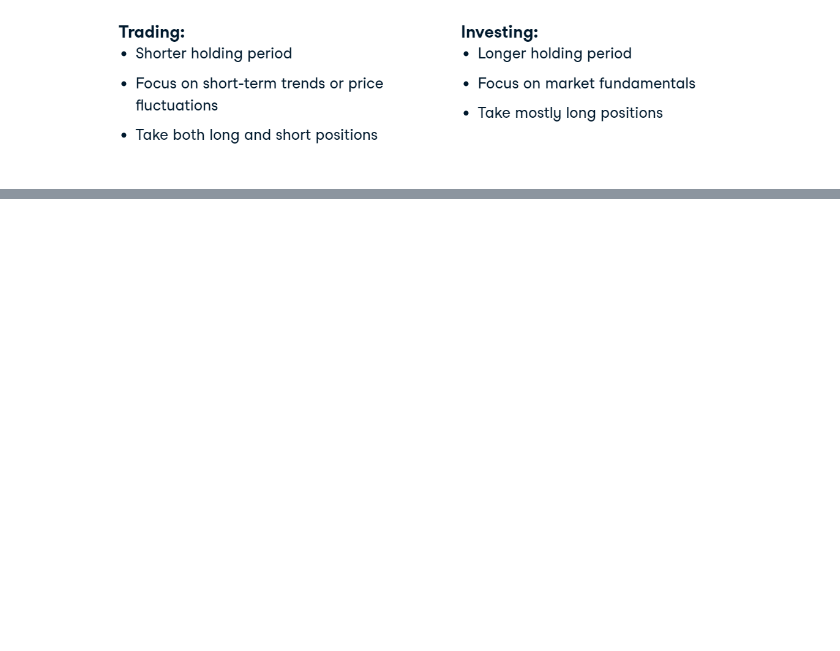
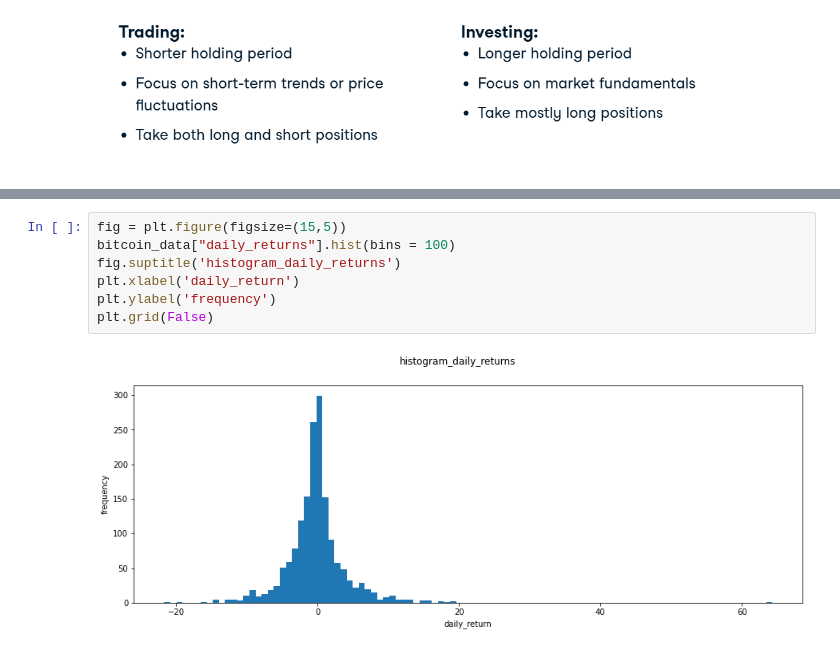
Before and after one commit to alimirr/algorithmic_trading_in_python, a Jupyter notebook: datacamp/1-trading_basics/1-trading_basics.ipynb, the cells around one changed output, grey strips where cells are left out. Cells and saved outputs as stored; diff of their text form; blank space fills up the shorter version.

```diff
--- a/datacamp/1-trading_basics/1-trading_basics.ipynb
+++ b/datacamp/1-trading_basics/1-trading_basics.ipynb
@@ -95,0 +166,9 @@ We can easily plot candlestick charts with the Python package "plotly dot graph
+# %%
+fig = plt.figure(figsize=(15,5))
+bitcoin_data["daily_returns"].hist(bins = 100)
+fig.suptitle('histogram_daily_returns')
+plt.xlabel('daily_return')
+plt.ylabel('frequency')
+plt.grid(False)
+# %% [output]
+[figure, added]
```
Also changed, not shown: parts of 32 cells of this notebook.
